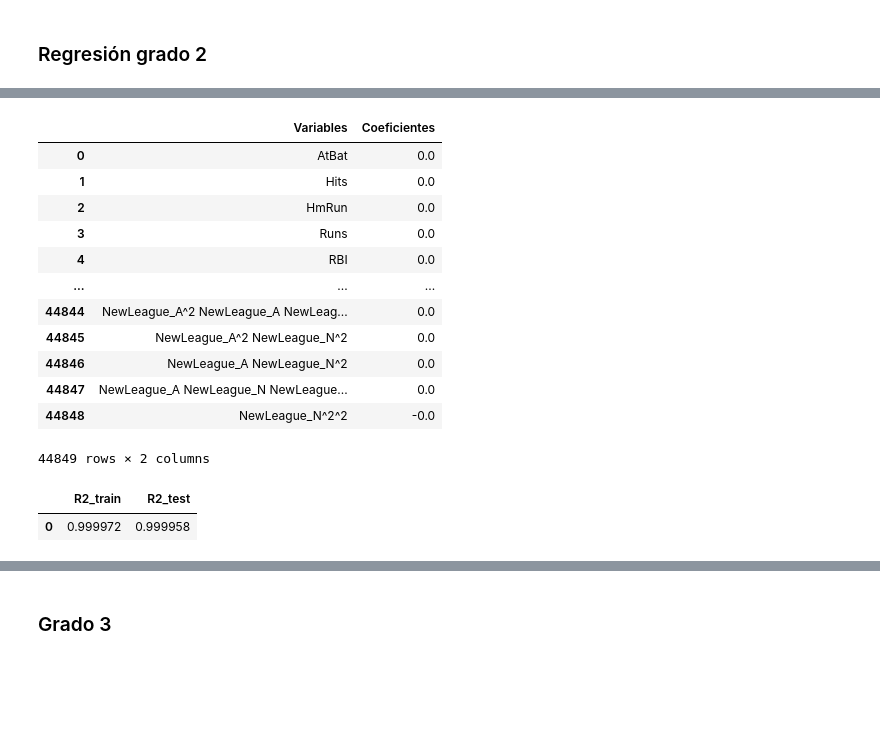
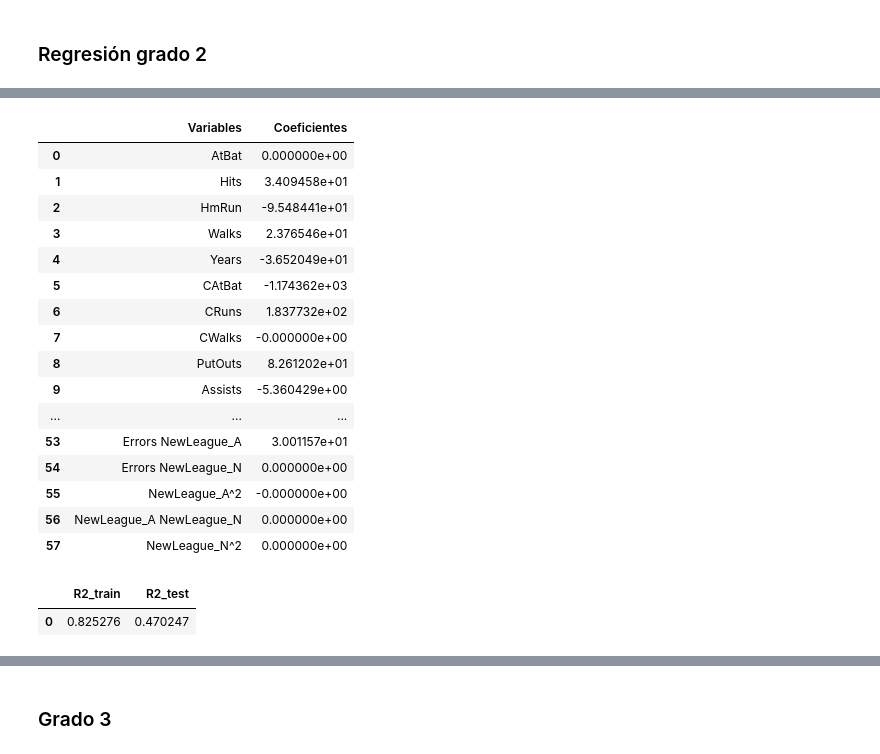
Before and after one commit to AnaSofiaHinojosa/Proyecto1LabAprEstadistico, a Jupyter notebook: Proyecto.ipynb, the cells around one changed output, grey strips where cells are left out. Cells and saved outputs as stored; diff of their text form; code cells hidden in the pictures; blank space fills up the shorter version.

```diff
--- a/Proyecto.ipynb
+++ b/Proyecto.ipynb
@@ -107,32 +107,6 @@ def dataframe_polinomial(degree):
     return data_nueva_variables
 
 
-# def sin_penalizacion_polinomial(data, degree):
-
-    x_train_scaled_poly, x_test_scaled_poly, y_train, y_test = datos_polinomiales(data, degree)
-
-    model = LinearRegression()
-    model.fit(x_train_scaled_poly, y_train)
-
-    y_pred_train = model.predict(x_train_scaled_poly)
-    r2_train = r2_score(y_train, y_pred_train)
-
-    y_pred = model.predict(x_test_scaled_poly)
-    r2_test = r2_score(y_test, y_pred)
-
-    res = pd.DataFrame({
-        'Variables': x_train_scaled_poly.columns,
-        'Coeficientes': model.coef_
-    })
-
-    r2s = pd.DataFrame({
-        'R2_train': [r2_train],
-        'R2_test': [r2_test]
-    })
-
-    return res, r2s
-
-
 def sin_penalizacion(data):
 
 
@@ -143,17 +117,10 @@ def sin_penalizacion(data):
 
     y_pred = results.predict(sm.add_constant(x_test_scaled))
     r2s = r2_score(y_test, y_pred)
-
+    r2s = pd.DataFrame({'R2_test': [r2s]})
     res = results.summary()
     return res, r2s, results
 
-# def sin_penalizacion(data, degree):
-
-
-    if degree == 1:
-        return sin_penalizacion_lineal(data)
-    else:
-        return sin_penalizacion_polinomial(data, degree)
 
 def ridge(data, alpha):
 
@@ -184,7 +151,7 @@ def lasso(data, alpha):
     r2s = pd.DataFrame({'R2_train': [r2_train], 'R2_test': [r2]})
     return res, r2s
 
-def elastic_net(data, alpha, ratio, degree):
+def elastic_net(data, alpha, ratio):
 
 
     x_train_scaled, x_test_scaled, y_train, y_test = datos(data)
@@ -338,4 +287,7 @@ elastic_net(data, 1, 0.5, 1)[1]
 | 0 | 0.529303 | 0.353081 |
 # %% [markdown]
 ### Regresión grado 2
+# %%
+data_cuadrada = dataframe_polinomial(2)
+data_cubica = dataframe_polinomial(3)
 # %%
@@ -383,22 +360,26 @@ ridge(data, 1, 2)[1]
 # %%
-lasso(data, 1, 2)[0]
+lasso(data_cuadrada, 1)[0]
 # %% [output]
 |  | Variables | Coeficientes |
-| 0 | AtBat | 0.0 |
-| 1 | Hits | 0.0 |
-| 2 | HmRun | 0.0 |
-| 3 | Runs | 0.0 |
-| 4 | RBI | 0.0 |
+| 0 | AtBat | 0.000000e+00 |
+| 1 | Hits | 3.409458e+01 |
+| 2 | HmRun | -9.548441e+01 |
+| 3 | Walks | 2.376546e+01 |
+| 4 | Years | -3.652049e+01 |
+| 5 | CAtBat | -1.174362e+03 |
+| 6 | CRuns | 1.837732e+02 |
+| 7 | CWalks | -0.000000e+00 |
+| 8 | PutOuts | 8.261202e+01 |
+| 9 | Assists | -5.360429e+00 |
 | ... | ... | ... |
-| 44844 | NewLeague_A^2 NewLeague_A NewLeag... | 0.0 |
-| 44845 | NewLeague_A^2 NewLeague_N^2 | 0.0 |
-| 44846 | NewLeague_A NewLeague_N^2 | 0.0 |
-| 44847 | NewLeague_A NewLeague_N NewLeague... | 0.0 |
-| 44848 | NewLeague_N^2^2 | -0.0 |
+| 53 | Errors NewLeague_A | 3.001157e+01 |
+| 54 | Errors NewLeague_N | 0.000000e+00 |
+| 55 | NewLeague_A^2 | -0.000000e+00 |
+| 56 | NewLeague_A NewLeague_N | 0.000000e+00 |
+| 57 | NewLeague_N^2 | 0.000000e+00 |
-44849 rows × 2 columns
 # %%
-lasso(data, 1, 2)[1]
+lasso(data_cuadrada, 1)[1]
 # %% [output]
 |  | R2_train | R2_test |
-| 0 | 0.999972 | 0.999958 |
+| 0 | 0.825276 | 0.470247 |
 # %%
```
Also changed, not shown: parts of 23 cells of this notebook.
